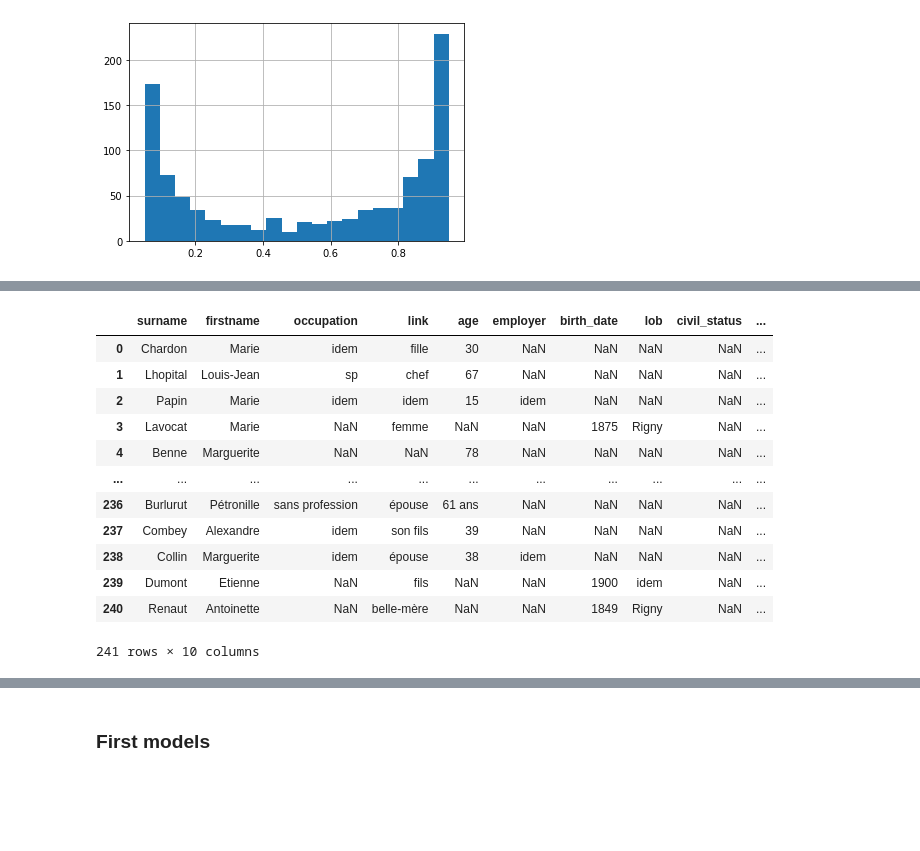
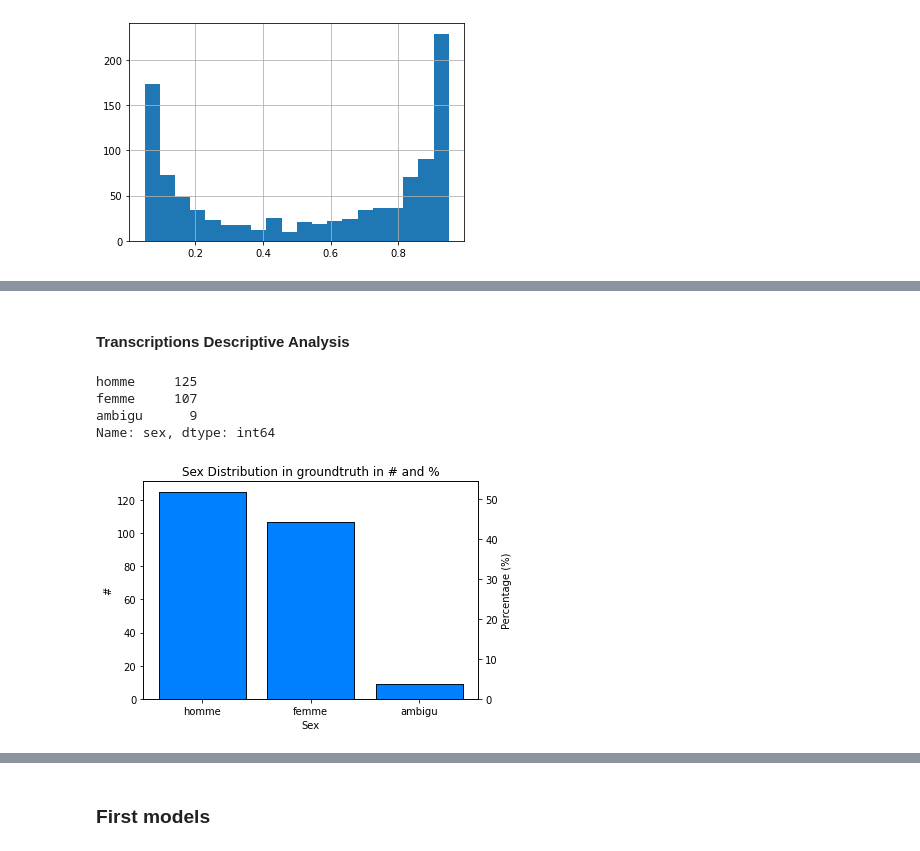
Before and after one commit to timtheuz/nlp_ensae_projet, a Jupyter notebook: main.ipynb, the cells around one changed output, grey strips where cells are left out. Saved outputs shown, nothing was run; the diff lists cells and outputs as text; code cells hidden in the pictures; blank space fills up the shorter version.

```diff
--- a/main.ipynb
+++ b/main.ipynb
@@ -540,17 +326,47 @@ df
-# %%
-df = DataFrame({key: value for key, value in key_value(string)} for string in transcriptions_with_sex.groundtruth)
-df
-# %% [output]
-|  | surname | firstname | occupation | link | age | employer | birth_date | lob | civil_status | ... |
-| 0 | Chardon | Marie | idem | fille | 30 | NaN | NaN | NaN | NaN | ... |
-| 1 | Lhopital | Louis-Jean | sp | chef | 67 | NaN | NaN | NaN | NaN | ... |
-| 2 | Papin | Marie | idem | idem | 15 | idem | NaN | NaN | NaN | ... |
-| 3 | Lavocat | Marie | NaN | femme | NaN | NaN | 1875 | Rigny | NaN | ... |
-| 4 | Benne | Marguerite | NaN | NaN | 78 | NaN | NaN | NaN | NaN | ... |
-| ... | ... | ... | ... | ... | ... | ... | ... | ... | ... | ... |
-| 236 | Burlurut | Pétronille | sans profession | épouse | 61 ans | NaN | NaN | NaN | NaN | ... |
-| 237 | Combey | Alexandre | idem | son fils | 39 | NaN | NaN | NaN | NaN | ... |
-| 238 | Collin | Marguerite | idem | épouse | 38 | idem | NaN | NaN | NaN | ... |
-| 239 | Dumont | Etienne | NaN | fils | NaN | NaN | 1900 | idem | NaN | ... |
-| 240 | Renaut | Antoinette | NaN | belle-mère | NaN | NaN | 1849 | Rigny | NaN | ... |
-241 rows × 10 columns
+# %% [markdown]
+#### Transcriptions Descriptive Analysis
+# %%
+df.sex.value_counts()
+# %% [output]
+homme     125
+femme     107
+ambigu      9
+Name: sex, dtype: int64
+# %%
+import matplotlib.pyplot as plt
+import numpy as np
+
+# Data
+sex = ['homme', 'femme', 'ambigu']
+counts = [125, 107, 9]
+
+# Calculate total count
+total_count = sum(counts)
+
+# Calculate percentages
+percentages = [(count / total_count) * 100 for count in counts]
+
+# Create figure and axes
+fig, ax1 = plt.subplots()
+
+# Create bar plot for counts
+color = 'black'
+ax1.bar(sex, counts, color=np.linspace(0, 1, len(sex)), edgecolor=color)
+ax1.set_xlabel('Sex')
+ax1.set_ylabel('#', color=color)
+ax1.tick_params(axis='y', labelcolor=color)
+
+# Create twin axes for percentages
+ax2 = ax1.twinx()
+color = 'black'
+ax2.bar(sex, percentages, color=np.linspace(0, 1, len(sex)), alpha=0.5, edgecolor=color)
+ax2.set_ylabel('Percentage (%)', color=color)
+ax2.tick_params(axis='y', labelcolor=color)
+
+# Adding title
+plt.title('Sex Distribution in groundtruth in # and %')
+
+# Show plot
+plt.show()
+# %% [output]
+[figure, added]
```
Also changed, not shown: parts of 96 cells of this notebook, 5 other files.
